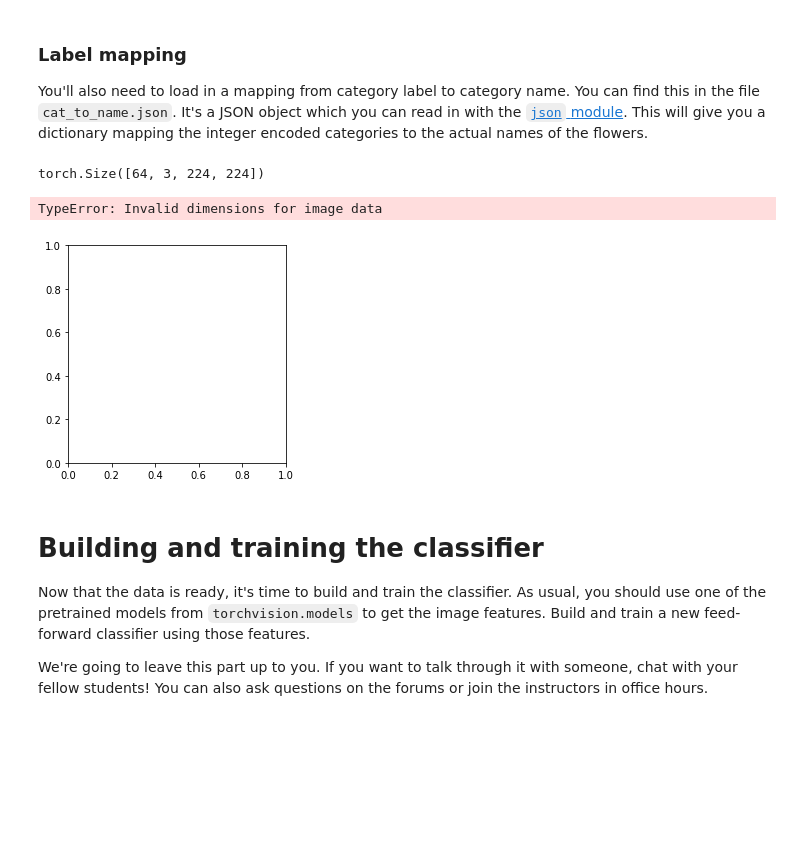
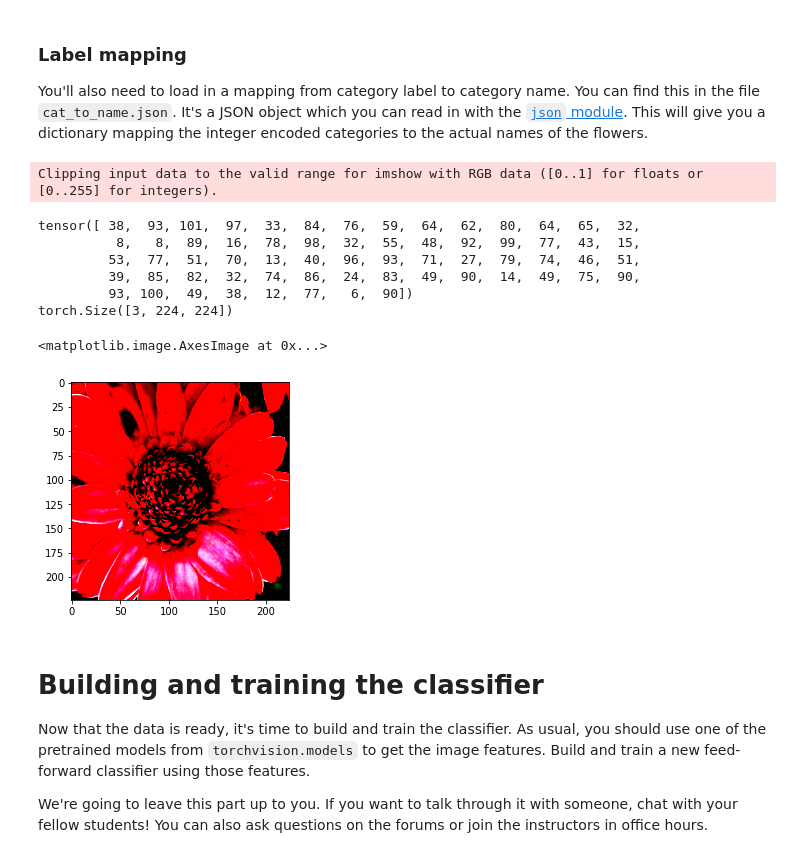
Before and after one commit to mikaelmagnuson/aipnd-project, a Jupyter notebook: Image Classifier Project.ipynb, the cells around one changed output. Cells and saved outputs as stored; diff of their text form; code cells hidden in the pictures; blank space fills up the shorter version.

```diff
--- a/Image Classifier Project.ipynb
+++ b/Image Classifier Project.ipynb
@@ -74,12 +76,21 @@ with open('cat_to_name.json', 'r') as f:
 # %%
 # Show one image as an example
 image, label = next(iter(trainloader))
-print(image.shape)
-helper.imshow(image, normalize=False)
+print(label)
+print(image[0].shape)
+img = image[0].permute(1, 2, 0)
+# img = img.data.cpu().numpy()
+plt.imshow(img)
 # %% [output]
-torch.Size([64, 3, 224, 224])
+Clipping input data to the valid range for imshow with RGB data ([0..1] for floats or [0..255] for integers).
-TypeError: Invalid dimensions for image data
+tensor([ 38,  93, 101,  97,  33,  84,  76,  59,  64,  62,  80,  64,  65,  32,
+          8,   8,  89,  16,  78,  98,  32,  55,  48,  92,  99,  77,  43,  15,
+         53,  77,  51,  70,  13,  40,  96,  93,  71,  27,  79,  74,  46,  51,
+         39,  85,  82,  32,  74,  86,  24,  83,  49,  90,  14,  49,  75,  90,
+         93, 100,  49,  38,  12,  77,   6,  90])
+torch.Size([3, 224, 224])
+<matplotlib.image.AxesImage at 0x...>
-[figure, old version]
+[figure, new version]
 # %% [markdown]
 # Building and training the classifier
 
```
Also changed, not shown: parts of 1 cell of this notebook.
